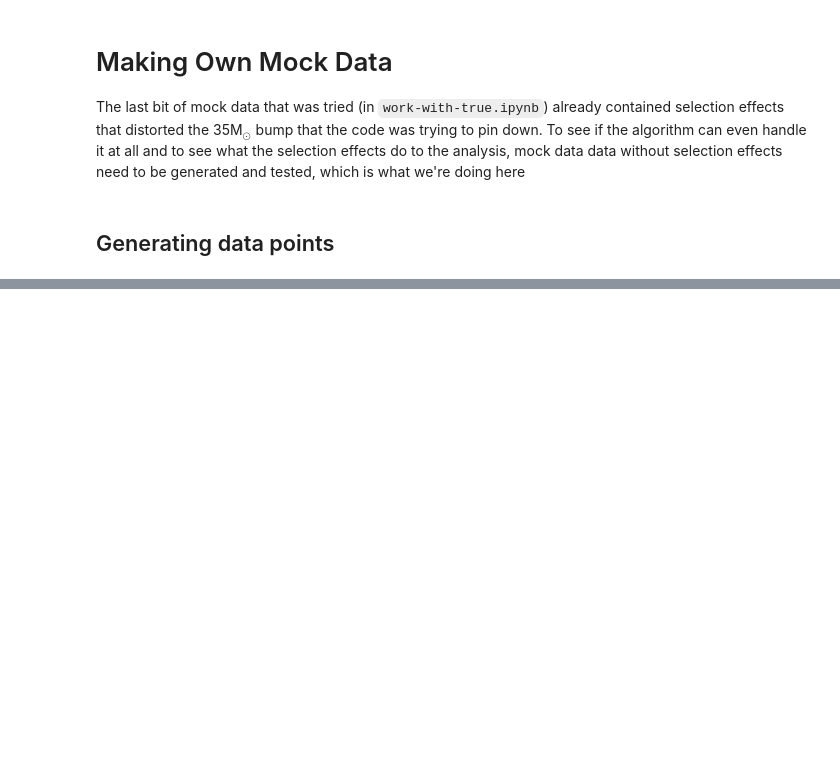
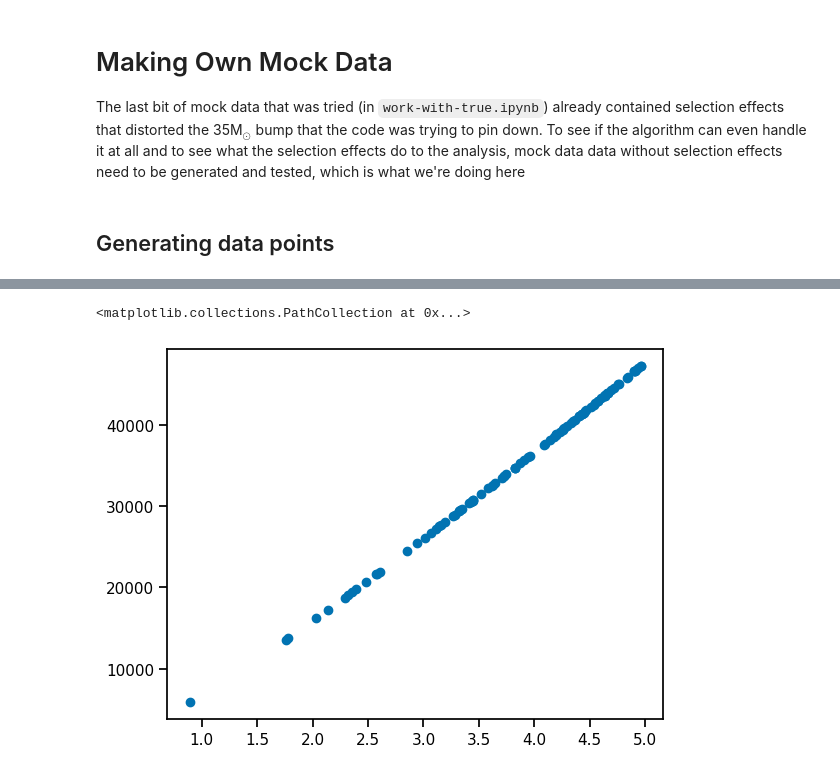
Before and after one commit to farr/FastMFCosmology, a Jupyter notebook: Make-Own-Data.ipynb, the cells around one changed output, grey strips where cells are left out. Drawn from its saved outputs; the diff is of its cells as text; code cells hidden in the pictures; blank space fills up the shorter version.

```diff
--- a/Make-Own-Data.ipynb
+++ b/Make-Own-Data.ipynb
@@ -30,7 +31,7 @@ sns.set_palette('colorblind')
 # %%
 # Parameters:
 
-N = int(1E3) # Number of data points
+N = int(1E4) # Number of data points
 
 ### Mass function: all mass in units of M_sun
 m_scale = -2.35 # exponent in exponential function
@@ -40,3 +41,6 @@ m_bump = 35 # location of bump
 sigma_bump = 5 # width of bump
 
 frac_bump = 0.3 # fraction of BH in bump
+
+zmax = 5
+dl_max = Planck18.luminosity_distance(zmax)
@@ -91,0 +96,10 @@ plt.yscale('log')
+# %%
+dLs = generate_dLs(100)
+
+zs = dLs_to_zs(dLs)
+# print(zs)
+# %%
+plt.scatter(zs, dLs)
+# %% [output]
+<matplotlib.collections.PathCollection at 0x...>
+[figure, added]
```
Also changed, not shown: parts of 11 cells of this notebook.
